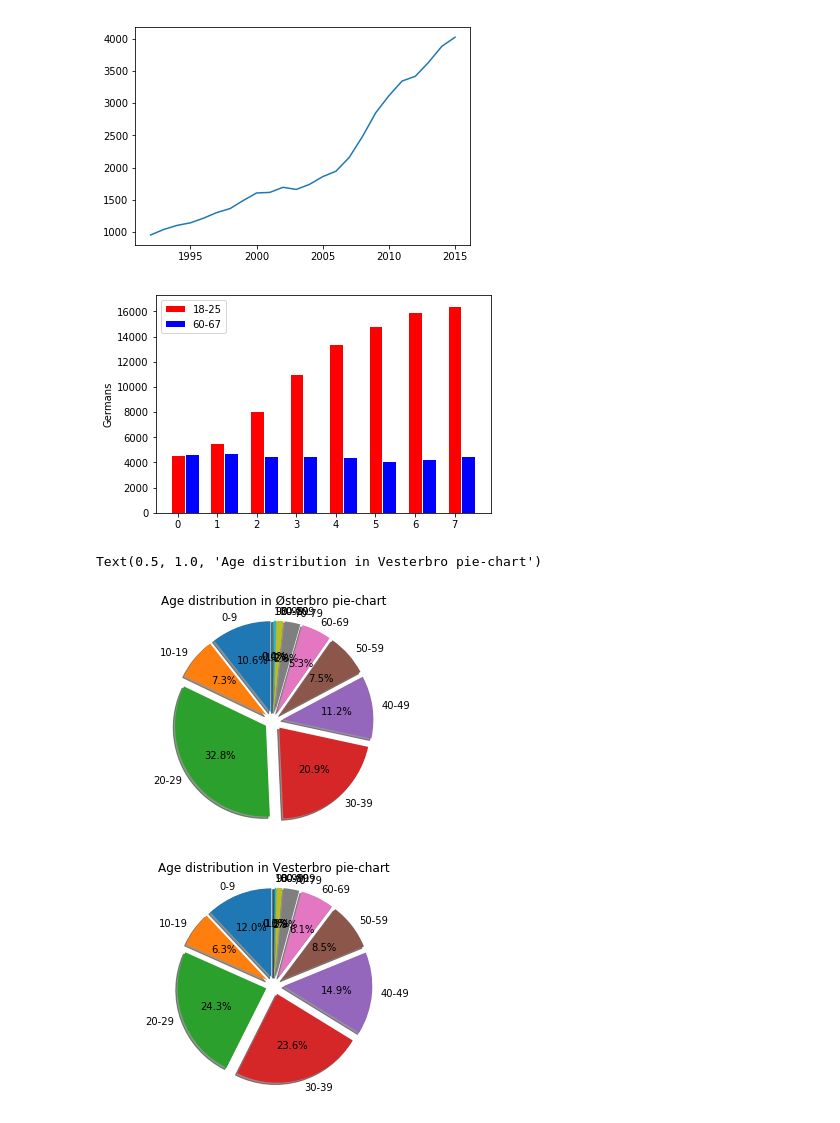
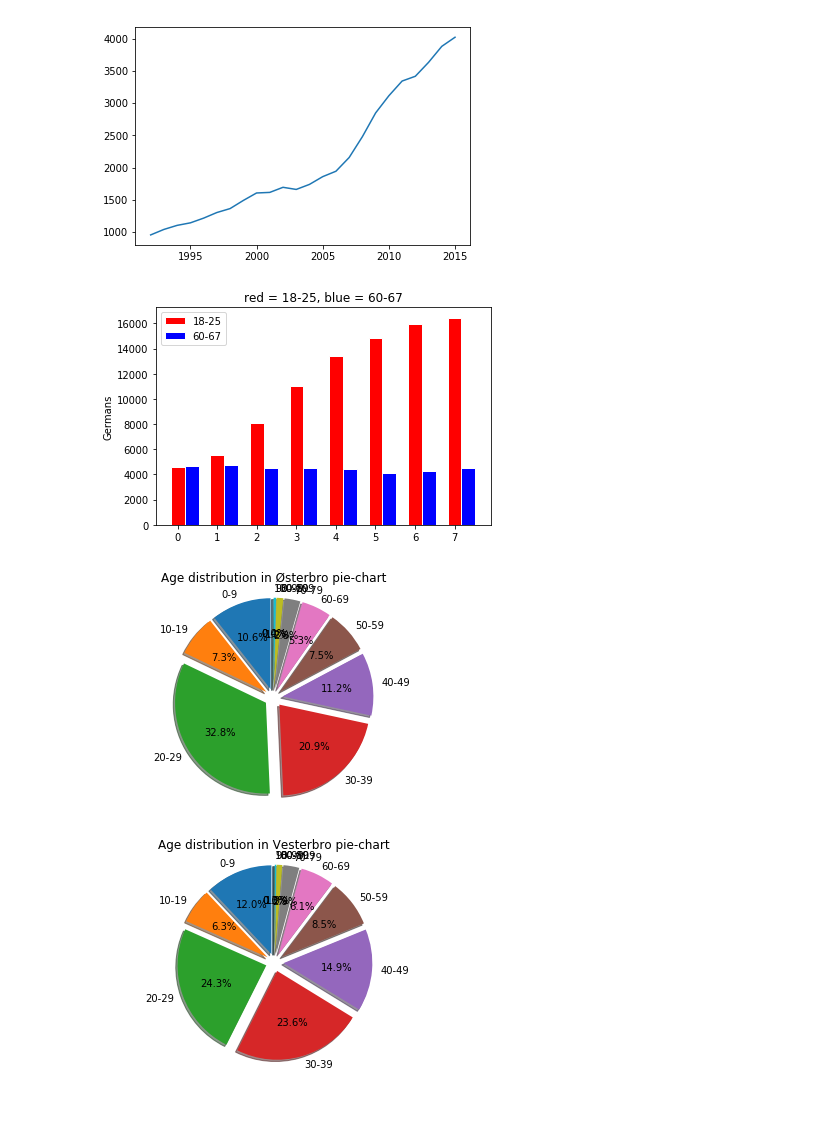
Before and after one commit to JesperRusbjerg/pythonAfleveringTemplate, a Jupyter notebook: Assignment3.ipynb, the cells around one changed output. Saved outputs shown, nothing was run; the diff lists cells and outputs as text; code cells hidden in the pictures.

```diff
--- a/Assignment3.ipynb
+++ b/Assignment3.ipynb
@@ -105,27 +111,34 @@ plt.plot(x, y)
 # %%
 #EXERCISE 8
 #Create illustration 3: Show a bar plot of all the 18-25 year old in the different areas
 #of copenhagen and in the same plot show (in a different color) all 60-67 year old in the different areas.
 
+#find people between 18-25 from all areas
 people_18_to_25 = modules.get_data_by_age(data, 18, 25)
 
+#find people between 60-67 in all areas
 people_60_to_67 = modules.get_data_by_age(data, 60, 67)
 
+#width of the bars
 width = 0.35       # the width of the bars: can also be len(x) sequence
+#placement of first pillars
 r1 = np.arange(len(people_18_to_25.values()))
+#placement of 2nd pillars
 r2 = [x + width for x in r1]
 
+#plotting in the first bars
 p1 = plt.bar(r1, people_18_to_25.values(), label='18-25', color='red', width=width, edgecolor='white')
+#plotting in the second bars
 p2 = plt.bar(r2, people_60_to_67.values(), label='60-67', color='blue', width=width, edgecolor='white')
-
+#legends
 plt.ylabel('Germans')
-plt.title('')
+plt.title('red = 18-25, blue = 60-67')
 
 plt.legend((p1[0], p2[0]), ('18-25', '60-67'))
 
 plt.show()
 # %% [output]
-[figure, old version]
+[figure, new version]
 # %%
 #EXERCISE 9
 #Østerbro = area 3
@@ -134,21 +147,17 @@ plt.show()
 #Create illustration 4: show a pie chart of age groups (0-10, 10-20, 20-30 ...) in Østerbro part of Copenhagen.
 #create another similar piechart for Vesterbro.
 
-osterbro = {'0-10':0, '10-20':0, '20-30':0,'30-40':0,'40-50':0,'50-60':0,'60-70':0,'70-80':0,'80-90':0,'90-100':0, '100-110':0}
+#creating 10 age groups, 1-10 10-20 etc etc..
+age_group = [[x * 10 + y for y in range(10)] for x in range(11)]
 
-#non_english_mask = (data[:,0] == 2015)
-
-
-age_group = [[x * 10 + y for y in range(10)] for x in range(11)]
-#for v in age_group:
-    #print(v[0])
-#np.in1d(data[:,3], english_countries)
-
+#creating data for each pie
 osterbro = modules.findPeopleMask(data, age_group)
 vesterbro = modules.findPeopleMask(data, age_group, 4)
 
+#making the explode for the pies
 explode = [0.1]*len(osterbro)
 
+#making the pies
 fig1, ax1 = plt.subplots()
 ax1.pie(osterbro.values(), explode=tuple(explode), labels=osterbro.keys(), autopct='%1.1f%%',
 shadow=True, startangle=90)
@@ -163,8 +172,7 @@ shadow=True, startangle=90)
 ax1.axis('equal')  # Equal aspect ratio ensures that pie is drawn as a circle.
 plt.title('Age distribution in Vesterbro pie-chart')
 
-#plt.show()
+plt.show()
 # %% [output]
-Text(0.5, 1.0, 'Age distribution in Vesterbro pie-chart')
 [figure]
 [figure]
```
Also changed, not shown: parts of 3 cells of this notebook, 1 other file.
